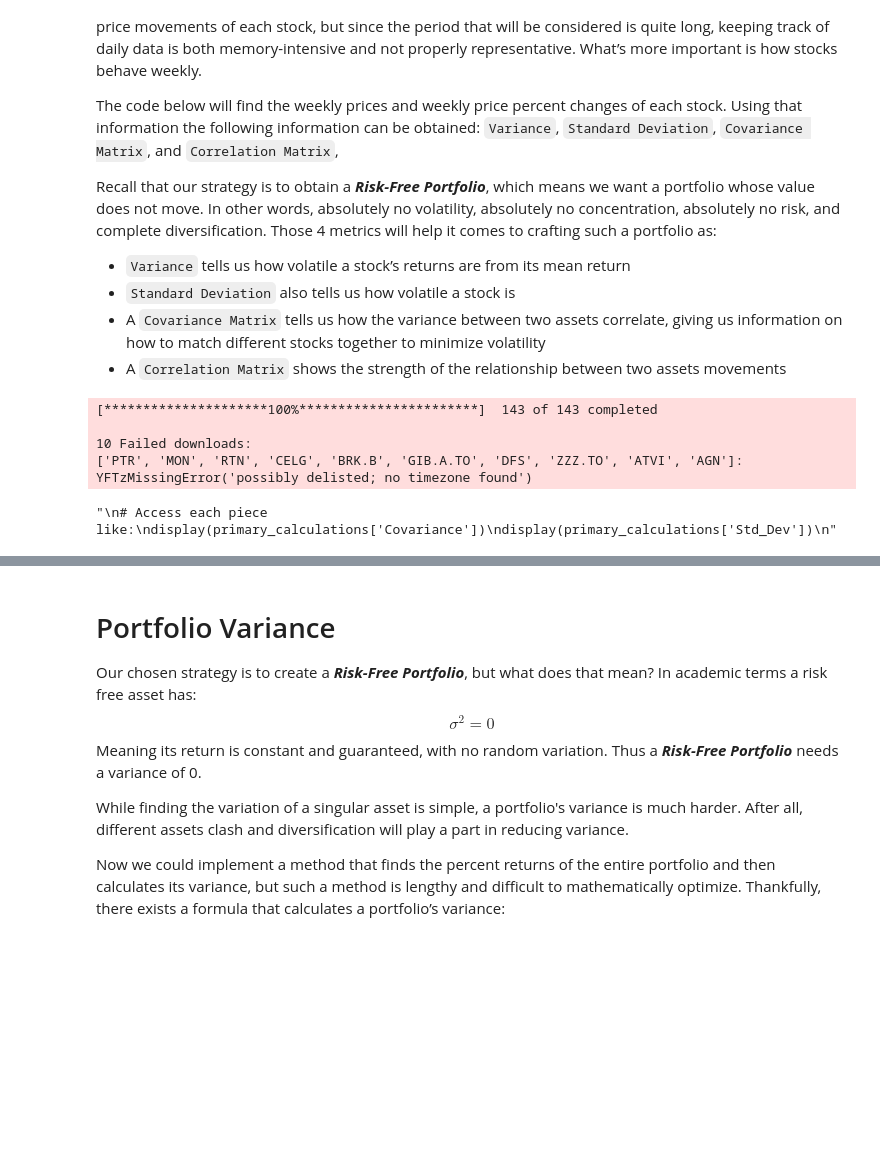
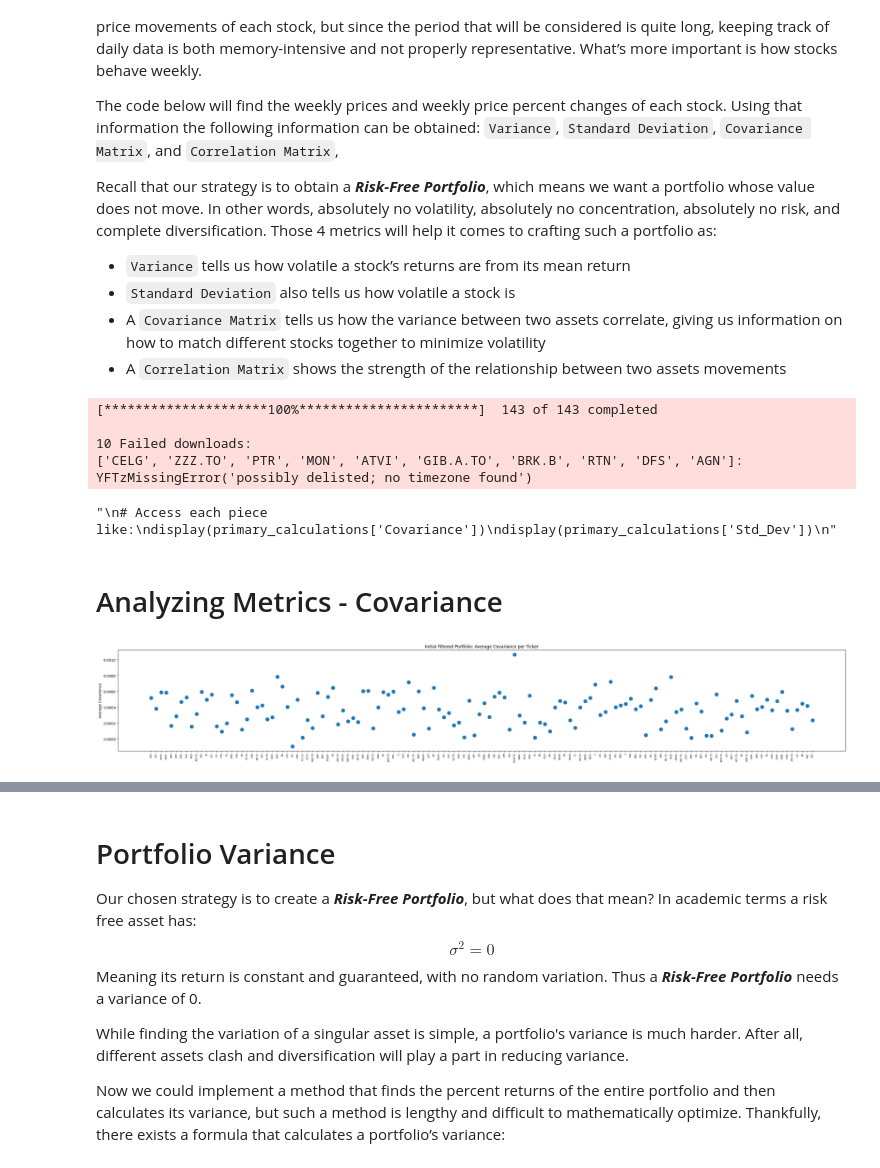
Before and after one commit to neilhaoyuan/risk-constrained-portfolio-optimizer, a Jupyter notebook: Team_15_Assignment.ipynb, the cells around one changed output, grey strips where cells are left out. Drawn from its saved outputs; the diff is of its cells as text; code cells hidden in the pictures; blank space fills up the shorter version.

```diff
--- a/Team_15_Assignment.ipynb
+++ b/Team_15_Assignment.ipynb
@@ -138,9 +157,6 @@ Recall that our strategy is to obtain a ***Risk-Free Portfolio***, which means w
 - A `Covariance Matrix` tells us how the variance between two assets correlate, giving us information on how to match different stocks together to minimize volatility
 - A `Correlation Matrix` shows the strength of the relationship between two assets movements
 # %%
-returns_start = "2024-11-14"
-returns_end = "2025-11-14"
-
 # Function to return a list of all tickers (first column elements)
 def get_ticker_list (tickers_df):
      """
@@ -233,5 +249,35 @@ display(primary_calculations['Std_Dev'])
 [*********************100%***********************]  143 of 143 completed
 
 10 Failed downloads:
-['PTR', 'MON', 'RTN', 'CELG', 'BRK.B', 'GIB.A.TO', 'DFS', 'ZZZ.TO', 'ATVI', 'AGN']: YFTzMissingError('possibly delisted; no timezone found')
+['CELG', 'ZZZ.TO', 'PTR', 'MON', 'ATVI', 'GIB.A.TO', 'BRK.B', 'RTN', 'DFS', 'AGN']: YFTzMissingError('possibly delisted; no timezone found')
 "\n# Access each piece like:\ndisplay(primary_calculations['Covariance'])\ndisplay(primary_calculations['Std_Dev'])\n"
+# %% [markdown]
+# Analyzing Metrics - Covariance
+# %%
+filtered_metrics = primary_calculations
+# Remove the % Change prefix from each index label
+def strip_prefix(index_obj):
+    cleaned = []
+    for name in index_obj:
+        s = str(name)
+
+        # % Change is 9 characters long so check first 9 characters only
+        if len(s) > 9 and s[0:9] == "% Change ":
+            s = s[9:]   #So here we drop the first 9 characters
+
+        cleaned.append(s)
+    return cleaned
+
+filtered_cov = filtered_metrics["Covariance"].mean(axis=1)
+filtered_cov_tickers = strip_prefix(filtered_cov.index)
+
+# Graphs it out
+plt.figure(figsize=(30,5))
+plt.scatter(filtered_cov_tickers, filtered_cov.values, s=100)
+plt.xticks(rotation=90, fontsize=6)
+plt.ylabel("Average Covariance")
+plt.title("Initial Filtered Portfolio: Average Covariance per Ticker")
+plt.tight_layout()
+plt.show()
+# %% [output]
+[figure, added]
```
Also changed, not shown: parts of 25 cells of this notebook, 1 other file.
